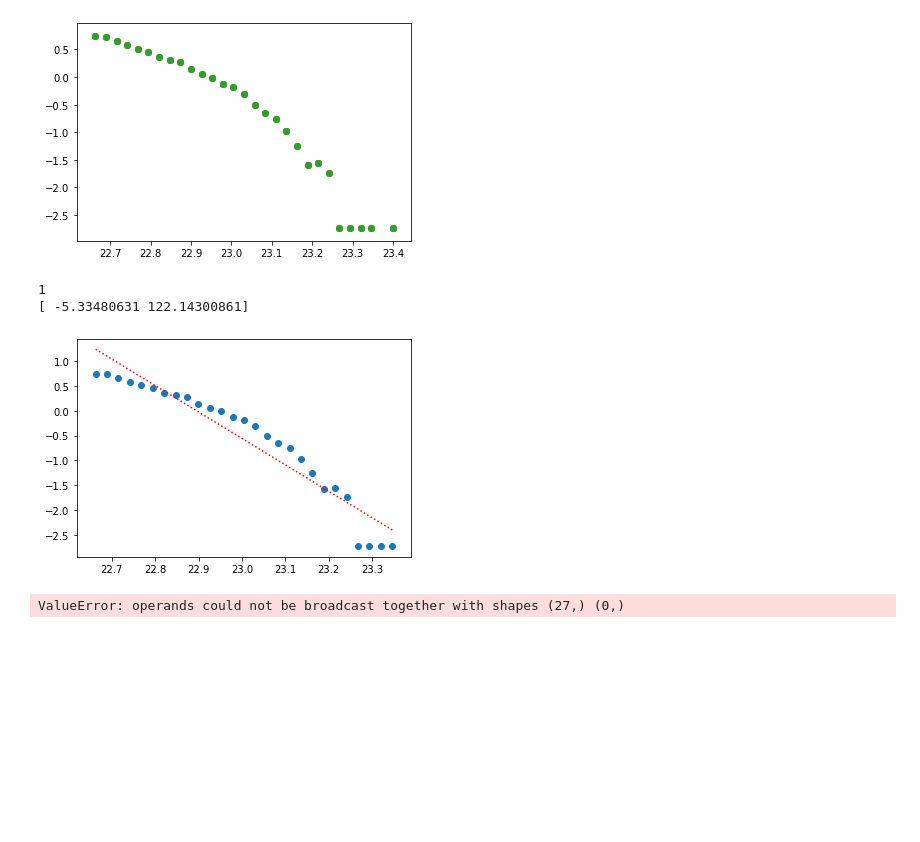
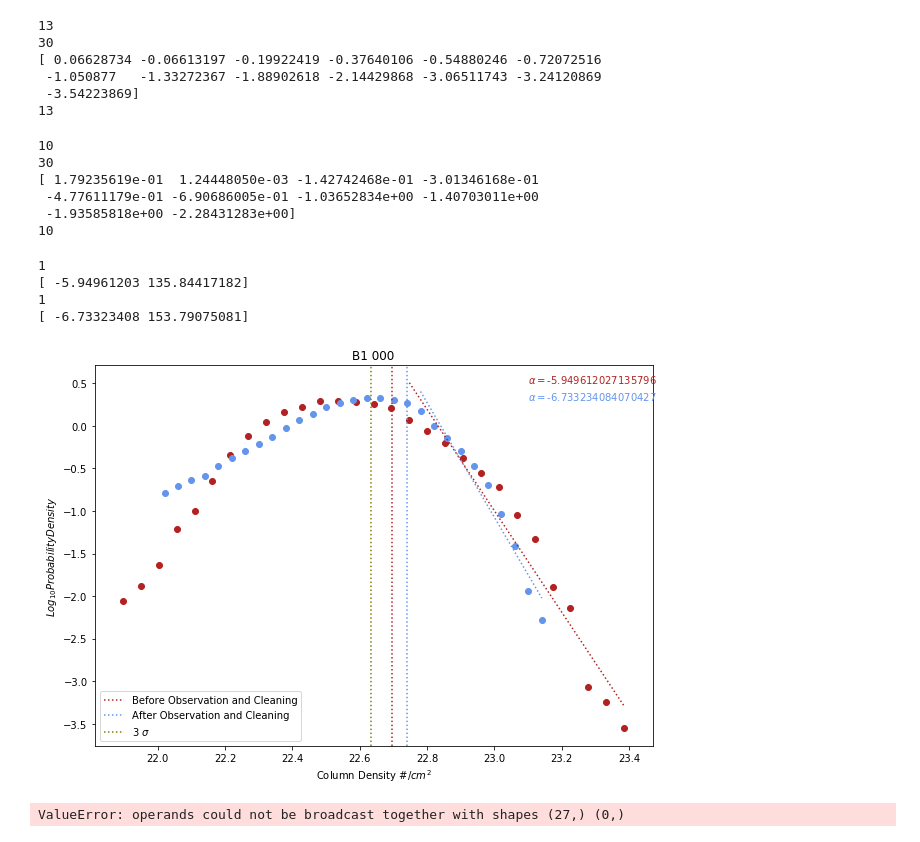
Before and after one commit to Hannahkoziol/PDF_fitting, a Jupyter notebook: Leastsq_histogram_fitting.ipynb, the cells around one changed output. Saved outputs shown, nothing was run; the diff lists cells and outputs as text; code cells hidden in the pictures; blank space fills up the shorter version.

```diff
--- a/Leastsq_histogram_fitting.ipynb
+++ b/Leastsq_histogram_fitting.ipynb
@@ -178,10 +189,50 @@ print(x_min_after)
-# %%
-data_array = original_data_retrieval(before_B1_000)
-plotting_histogram(data_array[(data_array > x_min_before)], 30)
-x_arr = plotting_histogram(data_array[(data_array > x_min_before)], 30)[0]
-y_arr = plotting_histogram(data_array[(data_array > x_min_before)], 30)[1]
-# %% [output]
-[figure, removed]
+# %%
+x_before_powerlaw_full = x_arr_before[(x_arr_before>x_min_before)]
+x_before_powerlaw = x_before_powerlaw_full
+print(len(x_before_powerlaw))
+print(len(y_arr_before))
+print(y_arr_before[16:-1])
+print(len(y_arr_before[16:-1]))
+y_before_powerlaw = y_arr_before[16:-1]
+# %% [output]
+13
+30
+[ 0.06628734 -0.06613197 -0.19922419 -0.37640106 -0.54880246 -0.72072516
+ -1.050877   -1.33272367 -1.88902618 -2.14429868 -3.06511743 -3.24120869
+ -3.54223869]
+13
+# %%
+x_after_powerlaw = x_arr_after[(x_arr_after>x_min_after)]
+print(len(x_after_powerlaw))
+print(len(y_arr_after))
+print(y_arr_after[19:-1])
+print(len(y_arr_after[19:-1]))
+y_after_powerlaw = y_arr_after[19:-1]
+# %% [output]
+10
+30
+[ 1.79235619e-01  1.24448050e-03 -1.42742468e-01 -3.01346168e-01
+ -4.77611179e-01 -6.90686005e-01 -1.03652834e+00 -1.40703011e+00
+ -1.93585818e+00 -2.28431283e+00]
+10
+# %%
+#MAKING PARAMETER GUESSES AND RUNNING FUNCTION
+alpha, beta = -2, 10
+afit_before, flag_before = optimize.leastsq(resid_log_powerlaw, [alpha, beta], args = (x_before_powerlaw, y_before_powerlaw))
+print(flag_before)
+print(afit_before)
+afit_after, flag_after = optimize.leastsq(resid_log_powerlaw, [alpha, beta], args = (x_after_powerlaw, y_after_powerlaw))
+print(flag_after)
+print(afit_after)
+# %% [output]
+1
+[ -5.94961203 135.84417182]
+1
+[ -6.73323408 153.79075081]
+# %%
+final_plot(x_arr_before, x_before_powerlaw, y_arr_before, x_arr_after, x_after_powerlaw, y_arr_after)
+# %% [output]
+[figure, added]
 # %%
 #FITTING FUNCTION SIMILAR TO OLD METHOD USING SPILKER EQ 5 AND 6
 def resid_log_piecewise(avec, x, y, b):
@@ -202,9 +245,0 @@ def resid_log_powerlaw(avec, x, y):
-# %%
-#MAKING PARAMETER GUESSES AND RUNNING FUNCTION
-alpha, beta = -2, 10
-afit, flag = optimize.leastsq(resid_log_powerlaw, [alpha, beta], args = (x_arr[:-2], y_arr[:-3]))
-print(flag)
-print(afit)
-# %% [output]
-1
-[ -5.33480631 122.14300861]
@@ -216,10 +246,3 @@ def fit_powerlaw(afit, x):
-# %%
-fig, ax = plt.subplots()
-ax.scatter(x_arr[:-2], y_arr[:-3])
-ax.plot(x_arr[:-2], (fit_powerlaw(afit, x_arr[:-2])), color = 'red', linestyle = ':')
-plt.show()
-# %% [output]
-[figure, removed]
 # %%
 def fit_piecewise(afit, x):
     yfit = np.zeros_like(x)
```
Also changed, not shown: parts of 19 cells of this notebook.
